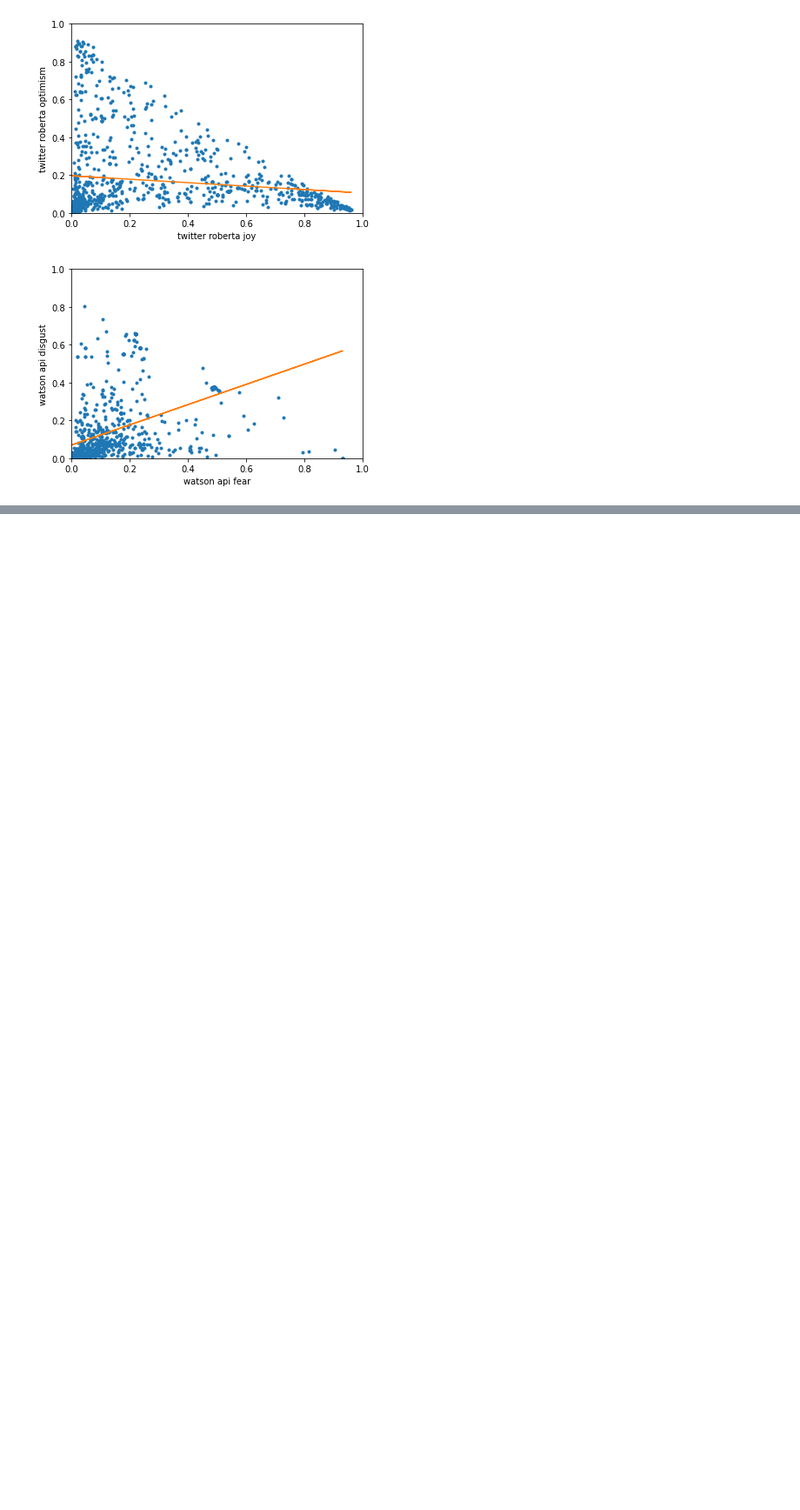
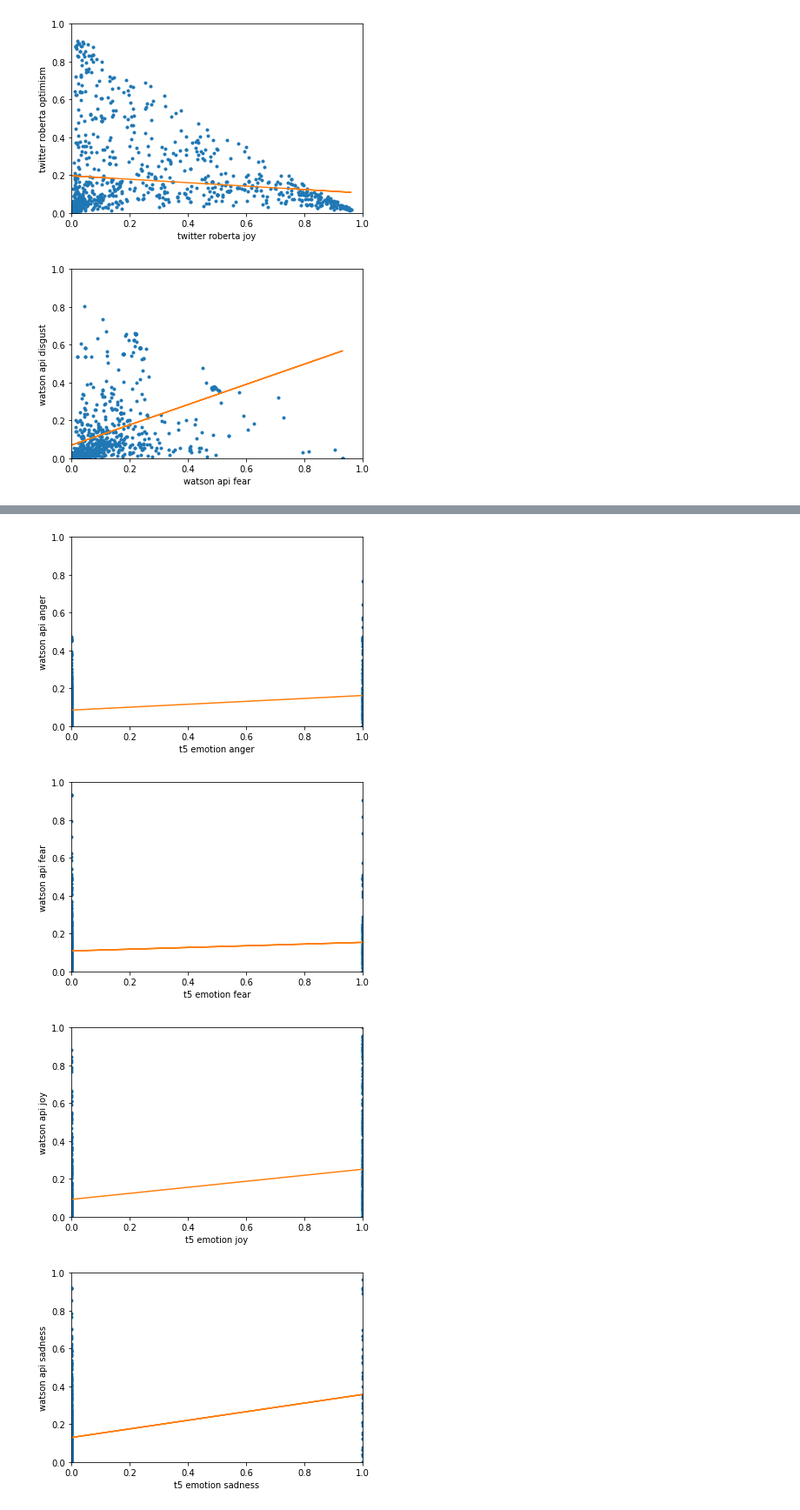
Before and after one commit to cdolfi/epik_open, a Jupyter notebook: notebooks/compare_models.ipynb, the cells around one changed output, grey strips where cells are left out. Shown at 87% size. Saved outputs shown, nothing was run; the diff lists cells and outputs as text; code cells hidden in the pictures; blank space fills up the shorter version.

```diff
--- a/notebooks/compare_models.ipynb
+++ b/notebooks/compare_models.ipynb
@@ -127,0 +138,7 @@ Length: 1000, dtype: float64
+# %%
+compare_dfs(t5_emotion, watson_df_2, 't5 emotion', 'watson api')
+# %% [output]
+[figure, added]
+[figure, added]
+[figure, added]
+[figure, added]
```
Also changed, not shown: parts of 16 cells of this notebook.
